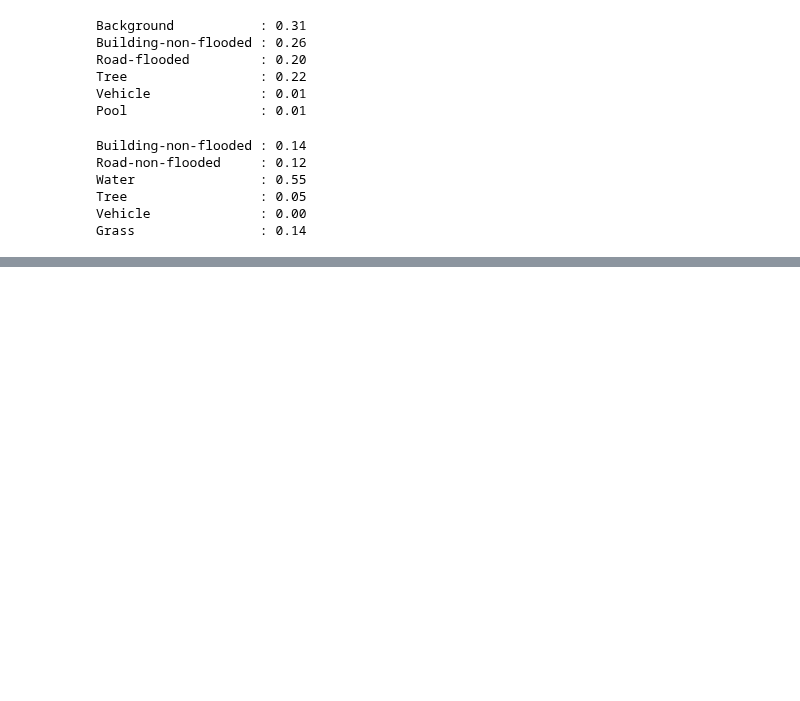
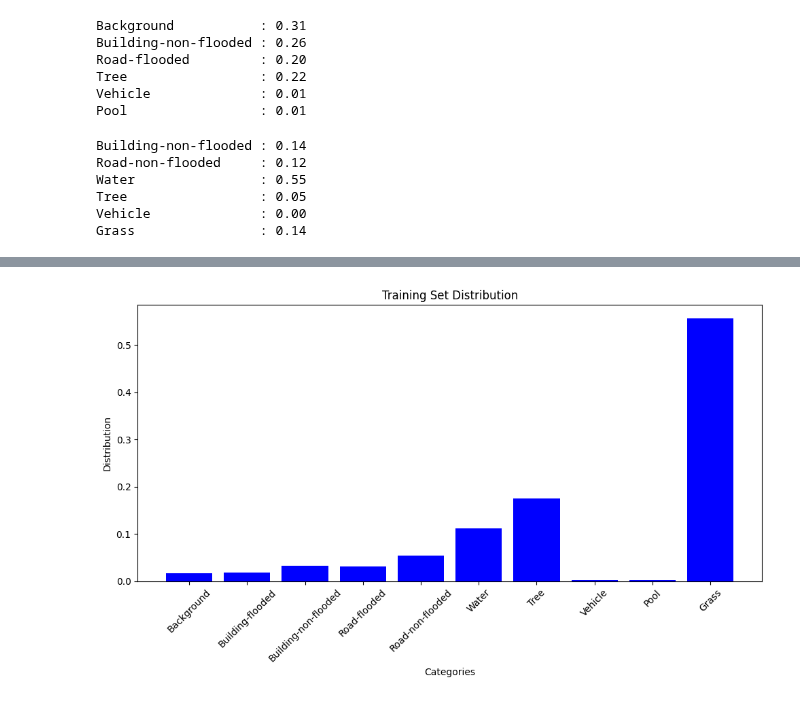
Before and after one commit to AbdulManaf12/Post-Flood-Disaster-Management, a Jupyter notebook: Segmentation/Segmentation-1/FloodNet_dataset_augmentation.ipynb, the cells around one changed output, grey strips where cells are left out. Saved outputs shown, nothing was run; the diff lists cells and outputs as text; code cells hidden in the pictures; blank space fills up the shorter version.

```diff
--- a/Segmentation/Segmentation-1/FloodNet_dataset_augmentation.ipynb
+++ b/Segmentation/Segmentation-1/FloodNet_dataset_augmentation.ipynb
@@ -164,7 +164,7 @@ def calculate_label_distribution(base_dir, subset):
     total_pixels = 0
 
     # Process each mask file in the directory
-    for filename in tqdm(os.listdir(masks_dir):
+    for filename in tqdm(os.listdir(masks_dir)):
         if filename.endswith('.png'):
             filepath = os.path.join(masks_dir, filename)
             mask = imread(filepath)
@@ -195,0 +228,16 @@ KeyboardInterrupt:
+# %%
+import matplotlib.pyplot as plt
+
+categories = list(train_distribution.keys())
+values = list(train_distribution.values())
+
+plt.figure(figsize=(10, 6))
+plt.bar(categories, values, color='blue')
+plt.xlabel('Categories')
+plt.ylabel('Distribution')
+plt.title('Training Set Distribution')
+plt.xticks(rotation=45)
+plt.tight_layout()
+plt.show()
+# %% [output]
+[figure, added]
```
Also changed, not shown: parts of 4 cells of this notebook.
